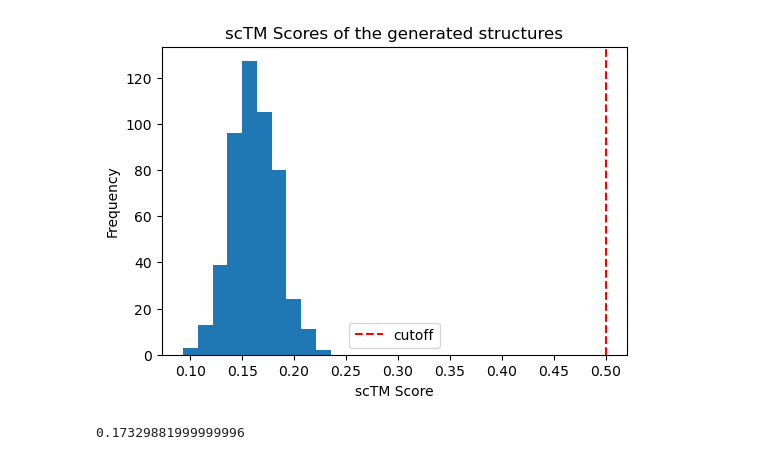
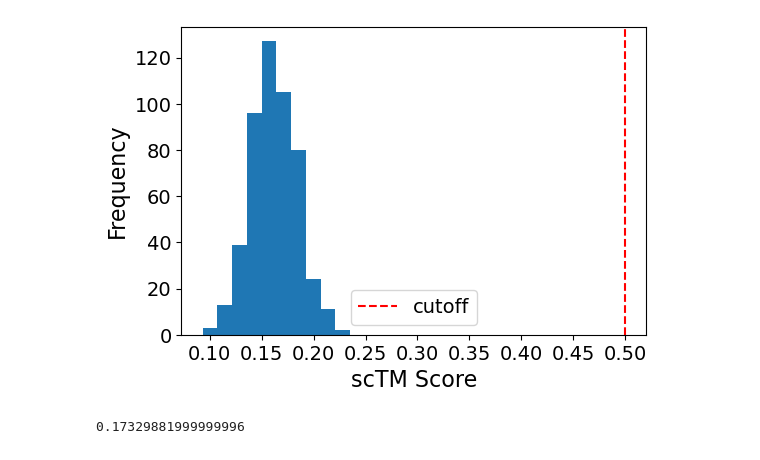
Before and after one commit to mehulbhuradia/Enzymix, a Jupyter notebook: ctmplots.ipynb, the cells around one changed output. Drawn from its saved outputs; the diff is of its cells as text; code cells hidden in the pictures.

Commit message:
plotting

```diff
--- a/ctmplots.ipynb
+++ b/ctmplots.ipynb
@@ -12,18 +12,21 @@ tm_scores_list.sort(key = float)
 # %%
 # Make a histogram
 # Add a line at 0.5 and label it as cutoff
 
 plt.figure(figsize=(6, 4))
 plt.hist(tm_scores_list, bins=10)
 plt.axvline(x=0.5, color='r', linestyle='--', label='cutoff')
 plt.legend()
-plt.ylabel('Frequency')
-plt.xlabel('scTM Score')
-plt.title('scTM Scores of the generated structures')
-plt.savefig('./saved_plots/sctm_hist.png')
+plt.ylabel('Frequency', fontsize=16)
+plt.xlabel('scTM Score', fontsize=16)
+plt.xticks(fontsize=14)
+plt.yticks(fontsize=14)
+plt.legend(fontsize=14)
+# plt.title('scTM Scores of the generated structures')
+plt.savefig('./saved_plots/sctm_hist.png', dpi=300, bbox_inches='tight')
 plt.show()
 # %% [output]
-[figure, old version]
+[figure, new version]
 # %%
 with open('cctm_scores.json', 'r') as f:
     tm_dict = json.load(f)
```
Also changed, not shown: parts of 1 cell of this notebook, 10 other files.
